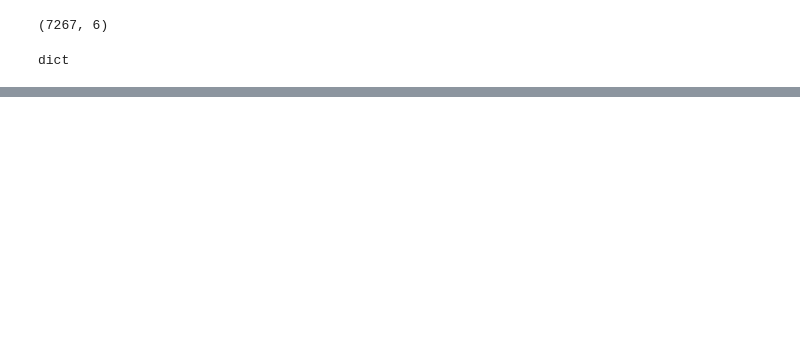
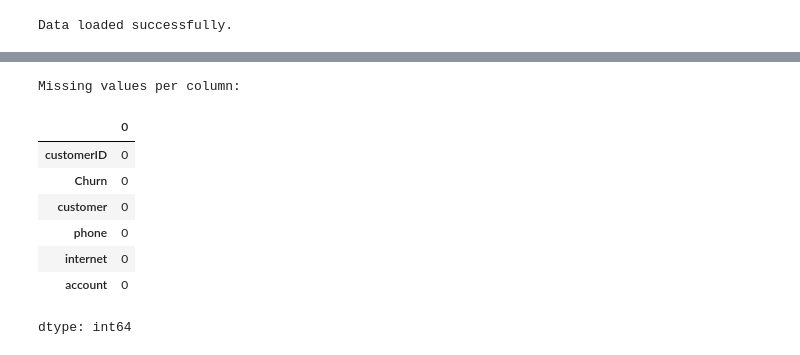
Before and after one commit to Starred21/protafolioA, a Jupyter notebook: Telecom_X.ipynb, the cells around one changed output, grey strips where cells are left out. Drawn from its saved outputs; the diff is of its cells as text; code cells hidden in the pictures; blank space fills up the shorter version.

```diff
--- a/Telecom_X.ipynb
+++ b/Telecom_X.ipynb
@@ -21,8 +9,0 @@ datos.head(5)
-# %%
-datos.shape
-# %% [output]
-(7267, 6)
-# %%
-type(datos.iloc[0,3])
-# %% [output]
-dict
@@ -40,0 +10,15 @@ account_data = (llave,account_data)
+# %%
+# Validate the data
+try:
+    datos = pd.read_json(url)
+    print("Data loaded successfully.")
+    display(datos.head())
+
+    # Check for missing values
+    print("\nMissing values per column:")
+    display(datos.isnull().sum())
+
+except Exception as e:
+    print(f"Error loading or processing data: {e}")
+# %% [output]
+Data loaded successfully.
@@ -40,0 +31,9 @@ account_data = (llave,account_data)
+Missing values per column:
+|  | 0 |
+| customerID | 0 |
+| Churn | 0 |
+| customer | 0 |
+| phone | 0 |
+| internet | 0 |
+| account | 0 |
+dtype: int64
```
Also changed, not shown: parts of 9 cells of this notebook.
